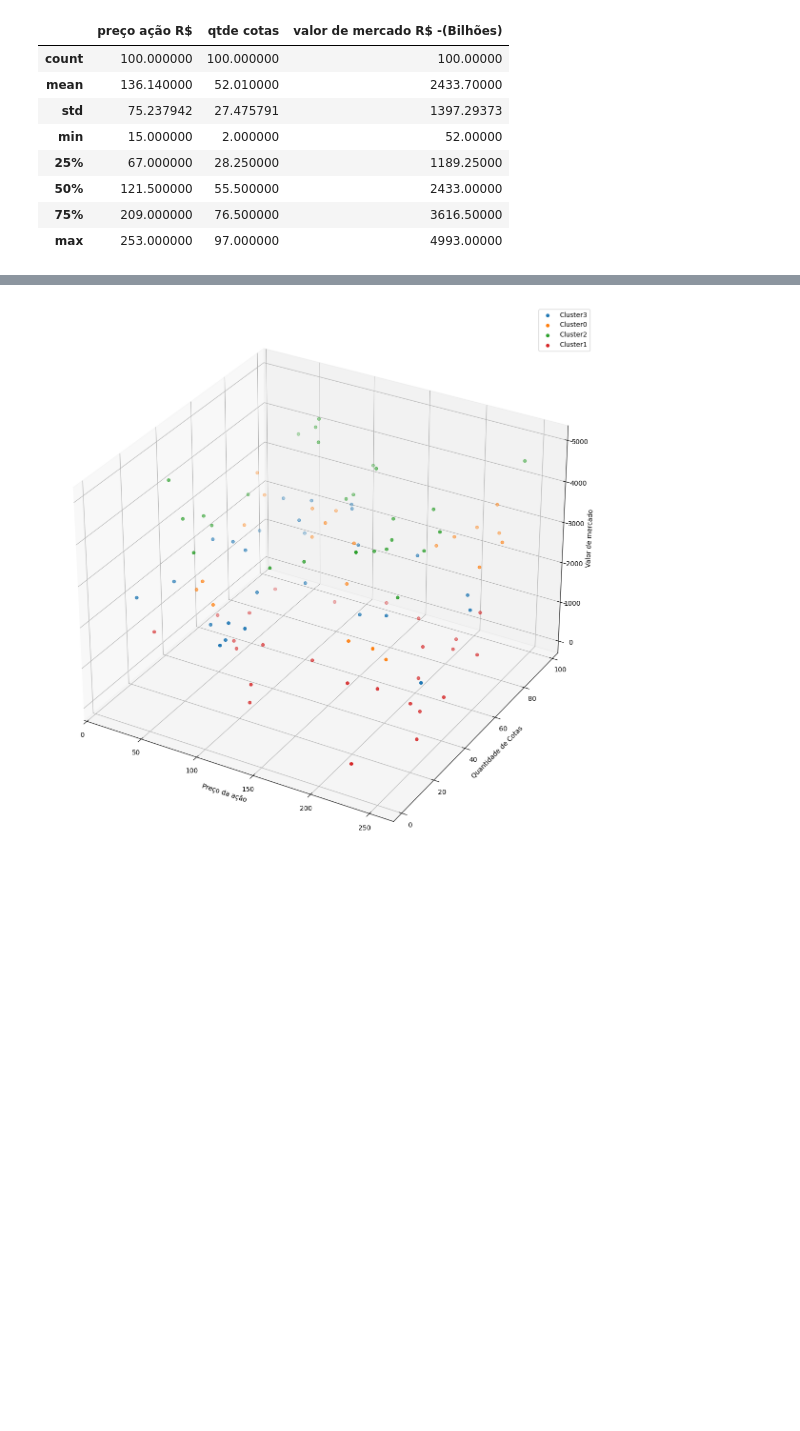
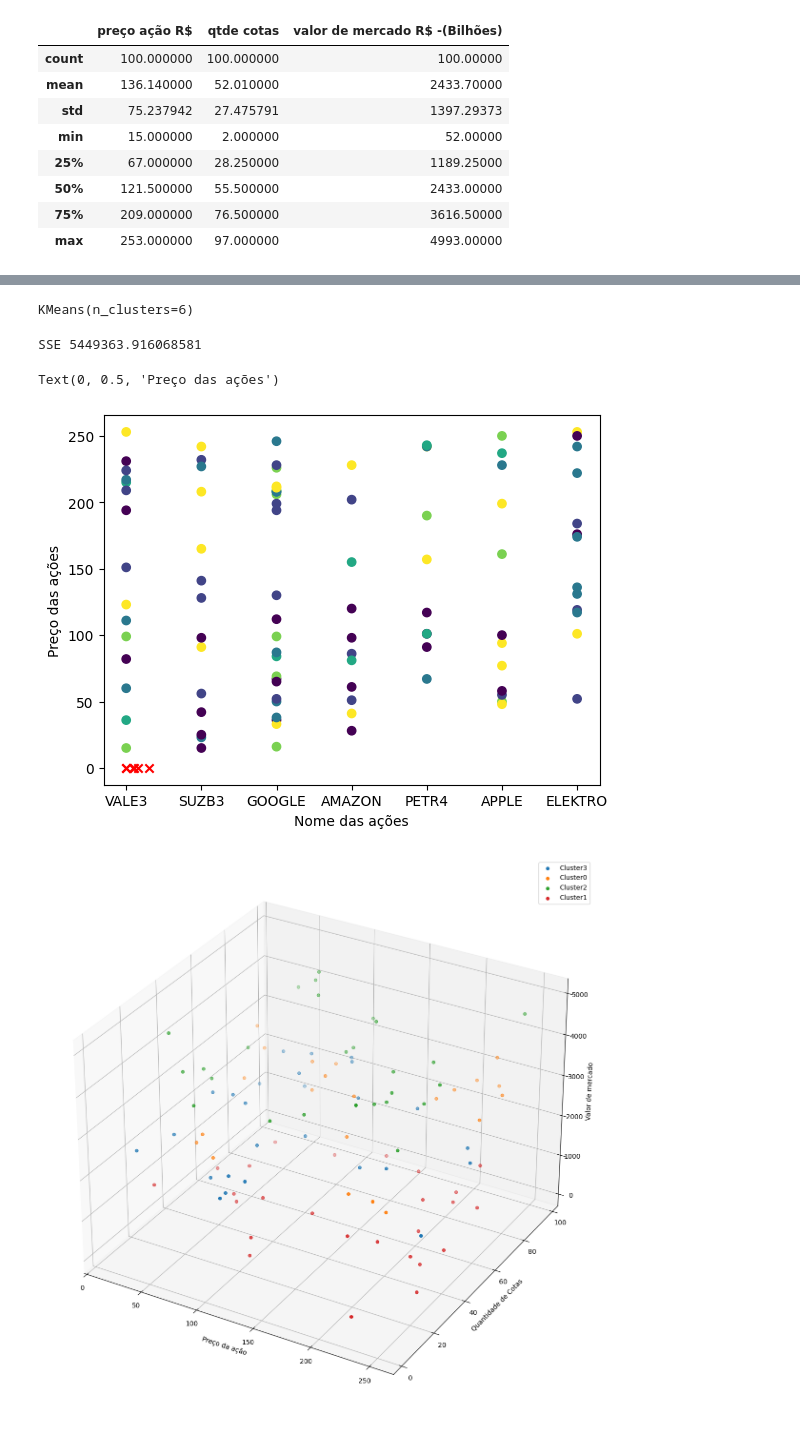
Before and after one commit to LuizEduardoBS/IABD_Inteligencia_Artificial_E_Big_Data, a Jupyter notebook: Somativa/codigo-somativa.ipynb, the cells around one changed output, grey strips where cells are left out. Drawn from its saved outputs; the diff is of its cells as text; code cells hidden in the pictures; blank space fills up the shorter version.

```diff
--- a/Somativa/codigo-somativa.ipynb
+++ b/Somativa/codigo-somativa.ipynb
@@ -52,3 +69,26 @@ dados_n = pd.get_dummies(dados,columns=['nome ação'],drop_first= True)
+# %%
+# aplicando o Kmeans
+kmeans = KMeans(n_clusters=6)
+kmeans.fit(dados_n)
+# %% [output]
+KMeans(n_clusters=6)
+# %%
+sse = kmeans.inertia_
+print('SSE',sse)
+# %% [output]
+SSE 5449363.916068581
+# %%
+# Visualizando o resultado dos agrupamentos
+labels = kmeans.labels_
+centroids = kmeans.cluster_centers_
+# %%
+plt.scatter(dados['nome ação'],dados['preço ação R$'],c =labels)
+plt.scatter(centroids[:,4],centroids[:,4],marker='x',color='red')
+plt.xlabel('Nome das ações')
+plt.ylabel('Preço das ações')
+# %% [output]
+Text(0, 0.5, 'Preço das ações')
+[figure, added]
 # %%
 features = dados_n[['valor de mercado R$ -(Bilhões)','preço ação R$','qtde cotas']]
 # %%
```
Also changed, not shown: parts of 8 cells of this notebook.
